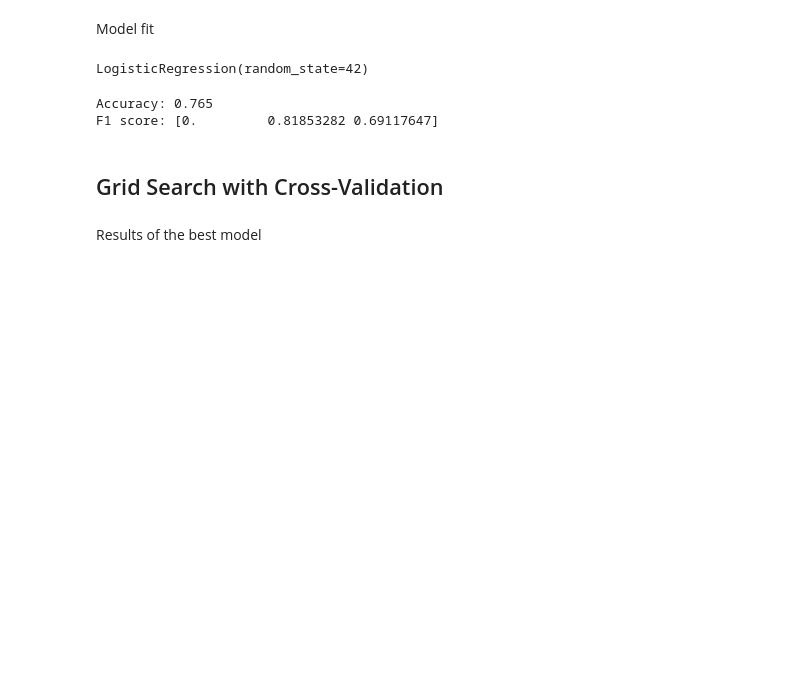
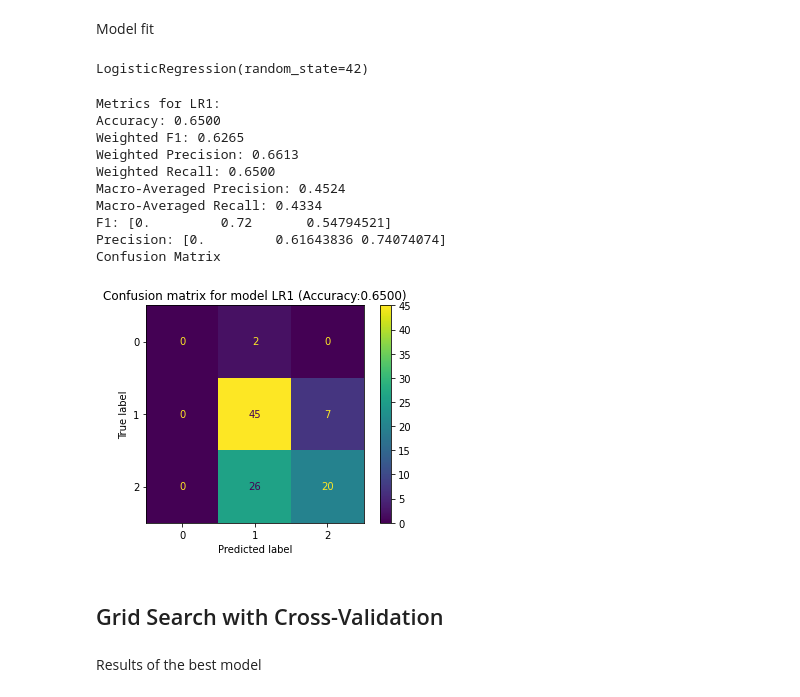
Before and after one commit to SoareCristi/BigData_MovieRatings, a Jupyter notebook: logistic_regression.ipynb, the cells around one changed output. Saved outputs shown, nothing was run; the diff lists cells and outputs as text; code cells hidden in the pictures; blank space fills up the shorter version.

Commit message:
Finalze LR on Sample Data

```diff
--- a/logistic_regression.ipynb
+++ b/logistic_regression.ipynb
@@ -27,7 +27,7 @@ df_scaled = pd.read_csv('CleanedData/dataset_preprocessed.csv')
 # %% [markdown]
 Take sample for (initial) tests
 # %%
-df_scaled_sample = df_scaled.sample(n=1000, random_state=seed)
+df_scaled_sample = df_scaled.sample(n=500, random_state=seed)
 # %% [markdown]
 Train-Test Split
 # %%
@@ -40,3 +42,36 @@ X_train, X_test, y_train, y_test = train_test_split(
+# %%
+def calculate_metrics(model_name, y_true, y_pred):
+    metrics = {
+        'Accuracy': accuracy_score(y_true, y_pred),
+        'Weighted F1': f1_score(y_true, y_pred, average='weighted'),
+        'Weighted Precision': precision_score(y_true, y_pred, average='weighted'),
+        'Weighted Recall': recall_score(y_true, y_pred, average='weighted'),
+        'Macro-Averaged Precision': precision_score(y_true, y_pred, average='macro'),
+        'Macro-Averaged Recall': recall_score(y_true, y_pred, average='macro'),
+        'F1': str(f1_score(y_true, y_pred, average=None)),
+        'Precision': str( precision_score(y_true, y_pred, average=None)),
+    }
+
+    # Print the metrics
+    print(f"Metrics for {model_name}:")
+    for metric_name, metric_value in metrics.items():
+        try:
+            print(f"{metric_name}: {metric_value:.4f}")
+        except:
+            print(f"{metric_name}: {metric_value}")
+
+    print("Confusion Matrix")
+    cm = confusion_matrix(y_true, y_pred)
+    cmd = ConfusionMatrixDisplay(confusion_matrix=cm)
+    cmd.plot()
+
+    plt.title(f'Confusion matrix for model {model_name} (Accuracy:{metrics["Accuracy"]:.4f})')
+    plt.show()
+
+    # Create df to store metrics
+    df_metrics = pd.DataFrame(metrics, index=[model_name])
+
+    return df_metrics
 # %% [markdown]
 Model fit
 # %%
@@ -44,11 +79,3 @@ model = LogisticRegression(random_state=42)
 model.fit(X_train, y_train)
 # %% [output]
 LogisticRegression(random_state=42)
-# %%
-predictions = model.predict(X_test)
-
-print("Accuracy:", accuracy_score(y_test, predictions))
-print("F1 score:", f1_score(y_test, predictions, average=None))
-# %% [output]
-Accuracy: 0.765
-F1 score: [0.         0.81853282 0.69117647]
@@ -55,3 +84,17 @@ F1 score: [0.         0.81853282 0.69117647]
+# %%
+model_metrics = calculate_metrics('LR1', y_test, predictions)
+# %% [output]
+Metrics for LR1:
+Accuracy: 0.6500
+Weighted F1: 0.6265
+Weighted Precision: 0.6613
+Weighted Recall: 0.6500
+Macro-Averaged Precision: 0.4524
+Macro-Averaged Recall: 0.4334
+F1: [0.         0.72       0.54794521]
+Precision: [0.         0.61643836 0.74074074]
+Confusion Matrix
+[figure, added]
 # %%
 # Apar warning-uri ptc nu converge daca max_iter e mic (<100)
 # Maximu pe care l-am pus e 10k si acolo nu apare niciun warning dar am lasat ca lista
```
Also changed, not shown: parts of 28 cells of this notebook.
